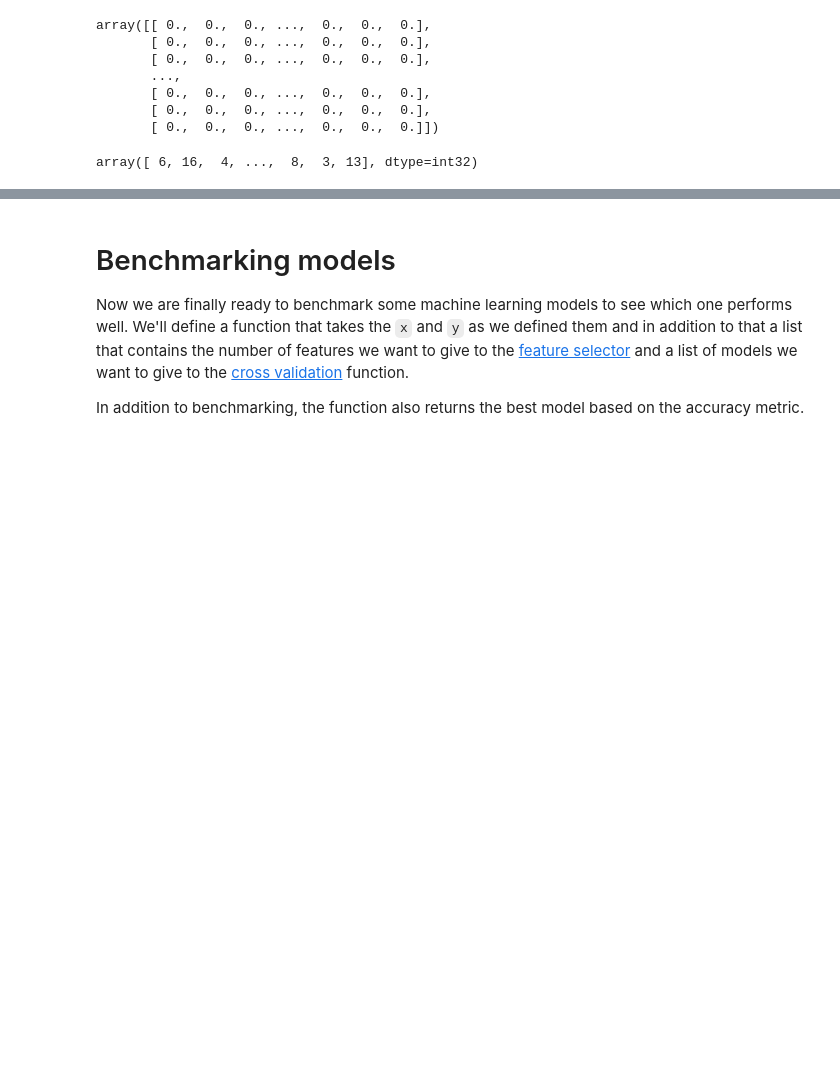
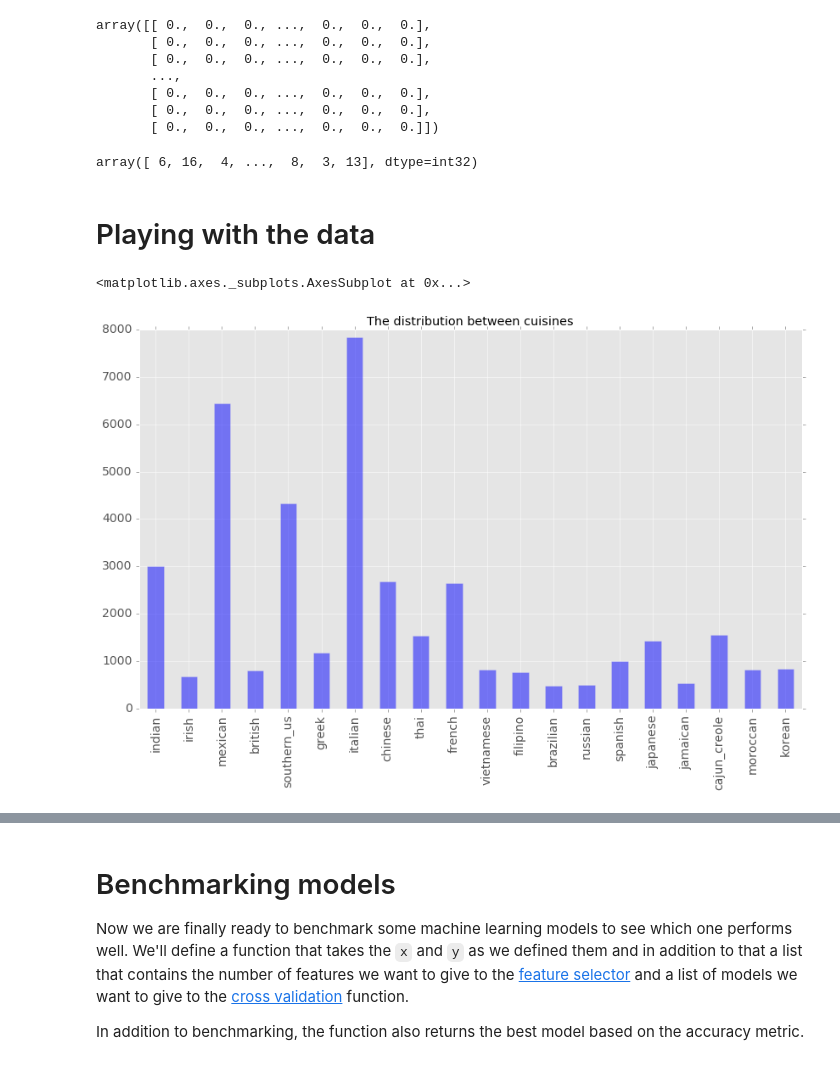
Before and after one commit to stretchhog/playing-with-data, a Jupyter notebook: whats-cooking/What's cooking.ipynb, the cells around one changed output, grey strips where cells are left out. Drawn from its saved outputs; the diff is of its cells as text; code cells hidden in the pictures; blank space fills up the shorter version.

```diff
--- a/whats-cooking/What's cooking.ipynb
+++ b/whats-cooking/What's cooking.ipynb
@@ -117,3 +115,12 @@ array([[ 0.,  0.,  0., ...,  0.,  0.,  0.],
 y
 # %% [output]
 array([ 6, 16,  4, ...,  8,  3, 13], dtype=int32)
+# %% [markdown]
+# Playing with the data
+# %%
+df.cuisine.value_counts(sort=False).plot(
+    kind='bar', alpha=0.5, x='cuisines', y='nr of recipes', title='The distribution between cuisines',
+    figsize=(14, 8), fontsize=14)
+# %% [output]
+<matplotlib.axes._subplots.AxesSubplot at 0x...>
+[figure, added]
```
Also changed, not shown: parts of 26 cells of this notebook.
